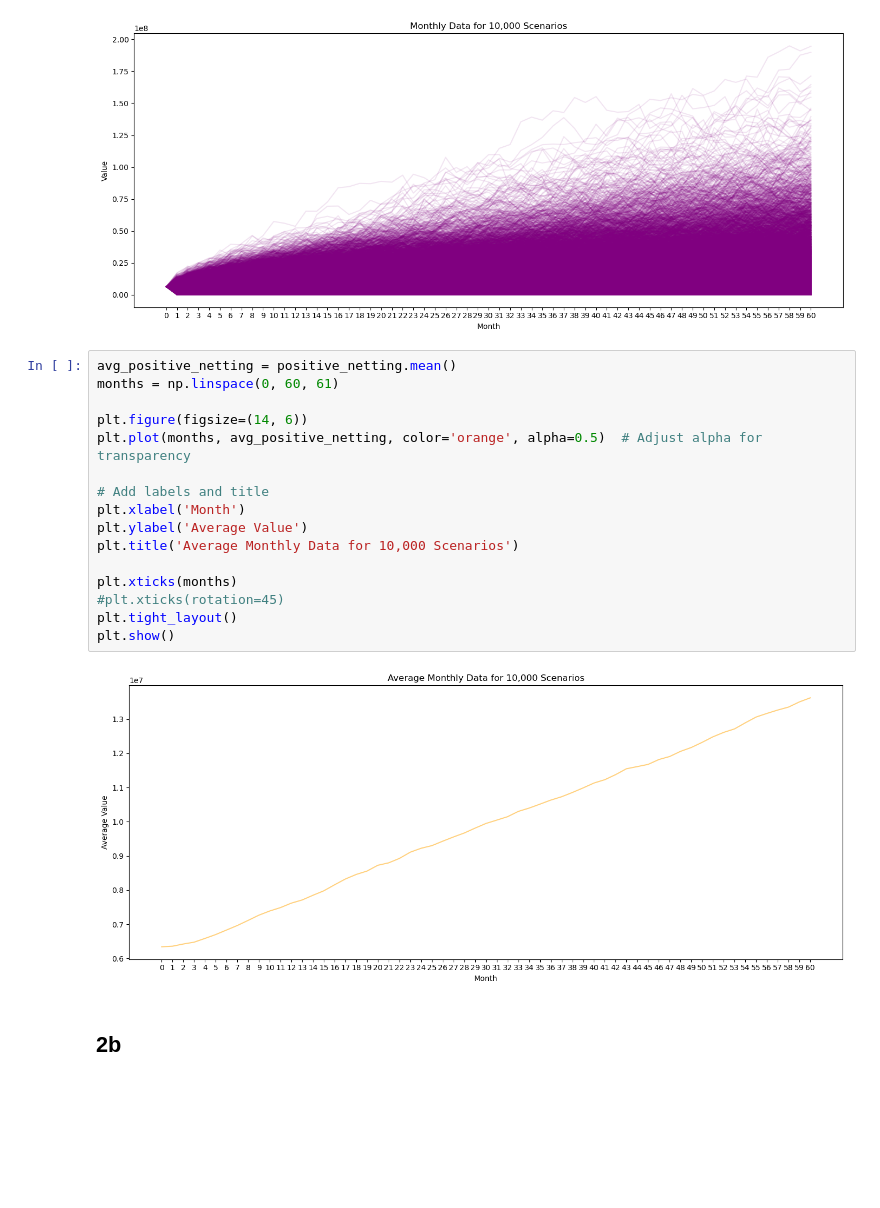
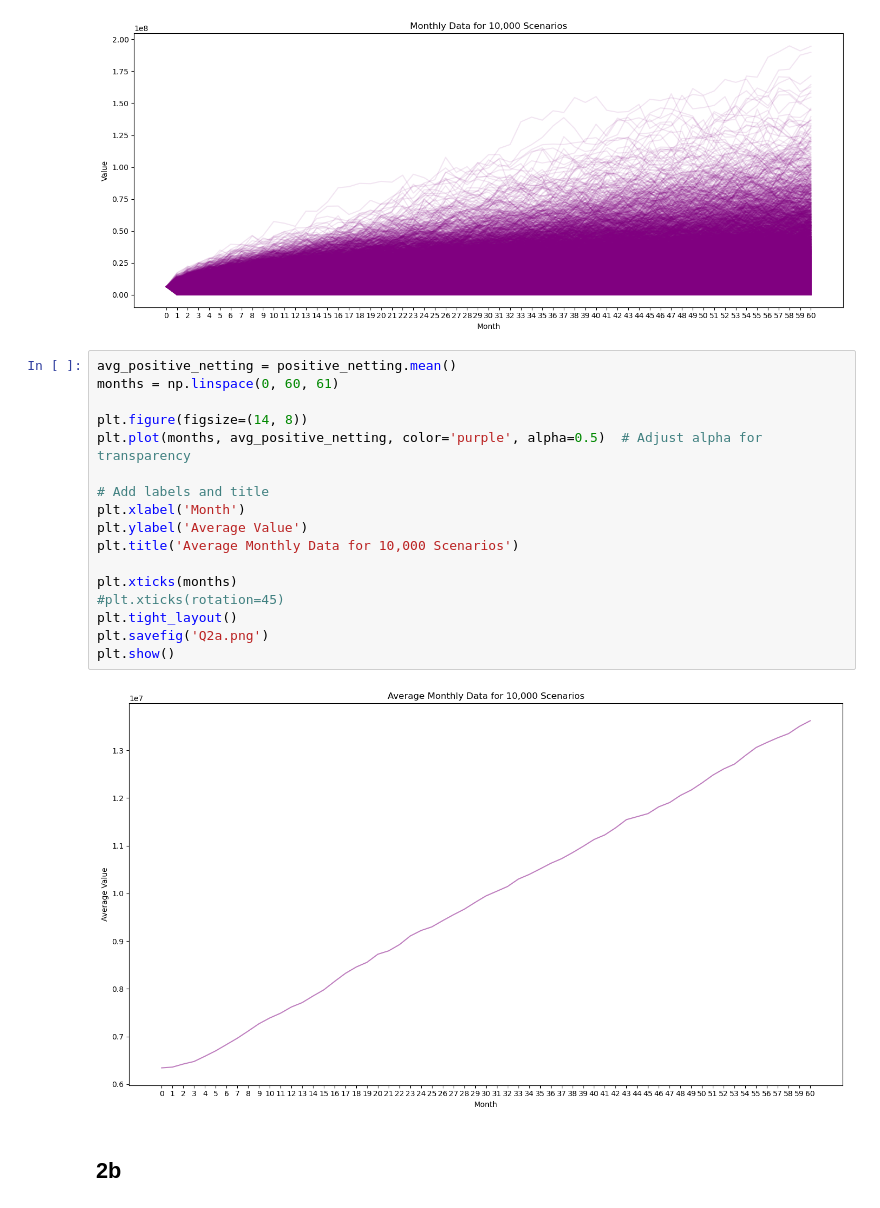
Before and after one commit to haileyvu9/CCSR, a Jupyter notebook: Assignment 3.ipynb, the cells around one changed output. Saved outputs shown, nothing was run; the diff lists cells and outputs as text; blank space fills up the shorter version.

```diff
--- a/Assignment 3.ipynb
+++ b/Assignment 3.ipynb
@@ -342,21 +342,22 @@ plt.show()
 # %%
 avg_positive_netting = positive_netting.mean()
 months = np.linspace(0, 60, 61)
 
-plt.figure(figsize=(14, 6))
-plt.plot(months, avg_positive_netting, color='orange', alpha=0.5)  # Adjust alpha for transparency
+plt.figure(figsize=(14, 8))
+plt.plot(months, avg_positive_netting, color='purple', alpha=0.5)  # Adjust alpha for transparency
 
 # Add labels and title
 plt.xlabel('Month')
 plt.ylabel('Average Value')
 plt.title('Average Monthly Data for 10,000 Scenarios')
 
 plt.xticks(months)
 #plt.xticks(rotation=45)
 plt.tight_layout()
+plt.savefig('Q2a.png')
 plt.show()
 # %% [output]
-[figure, old version]
+[figure, new version]
 # %% [markdown]
 ## 2b
 # %% [markdown]
```
Also changed, not shown: parts of 19 cells of this notebook.
